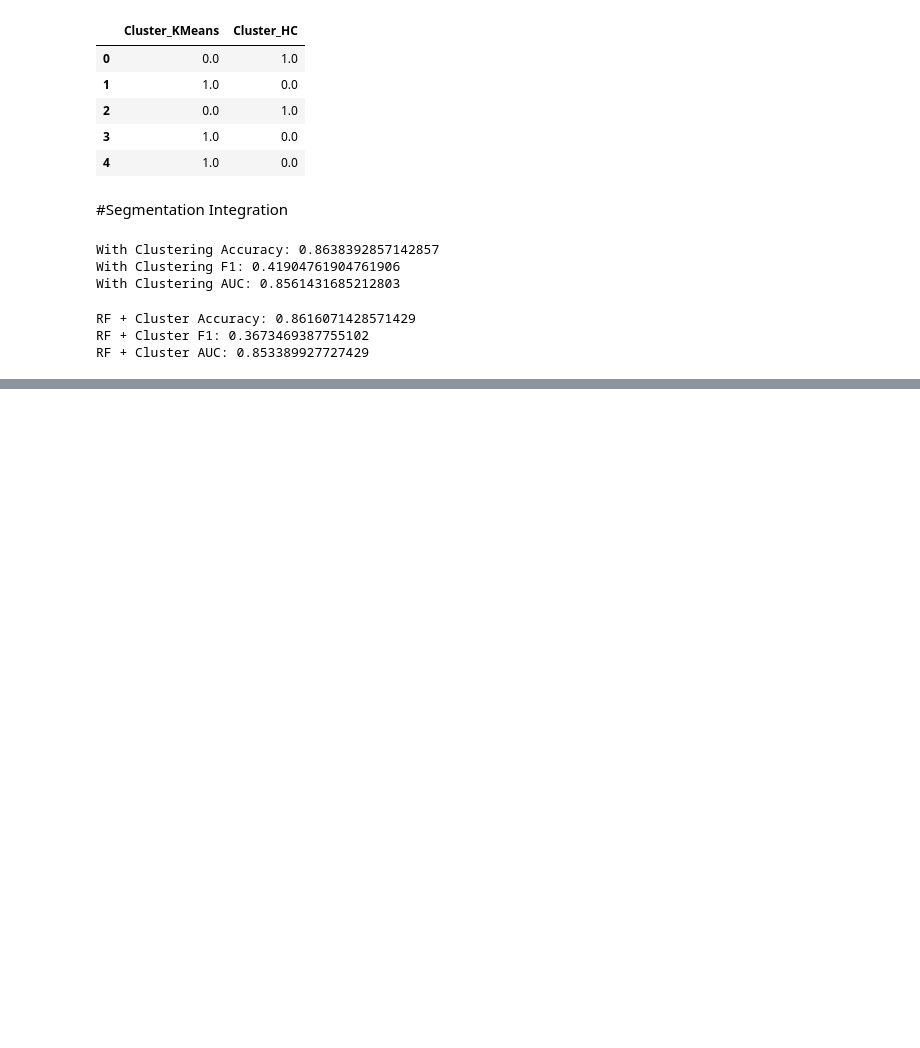
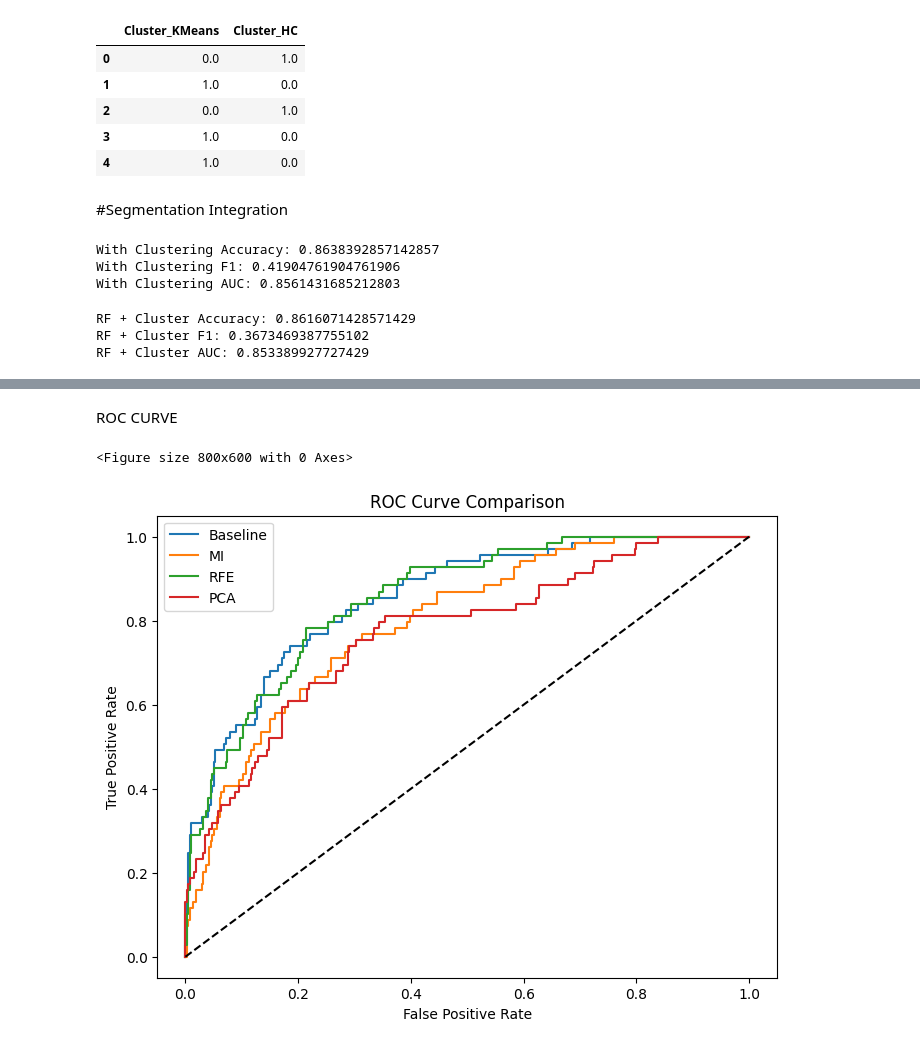
Before and after one commit to SrivaniVadlamannati/customer_response_prediction, a Jupyter notebook: notebooks/customer_response_prediction.ipynb, the cells around one changed output, grey strips where cells are left out. Drawn from its saved outputs; the diff is of its cells as text; code cells hidden in the pictures; blank space fills up the shorter version.

```diff
--- a/notebooks/customer_response_prediction.ipynb
+++ b/notebooks/customer_response_prediction.ipynb
@@ -562,0 +591,31 @@ RF + Cluster AUC: 0.853389927727429
+# %% [markdown]
+ROC CURVE
+# %%
+from sklearn.metrics import roc_curve
+
+plt.figure(figsize=(8,6))
+
+fpr_base, tpr_base, _ = roc_curve(y_test, y_prob_base)
+fpr_mi, tpr_mi, _ = roc_curve(y_test, y_prob_mi)
+fpr_rfe, tpr_rfe, _ = roc_curve(y_test, y_prob_rfe)
+fpr_pca, tpr_pca, _ = roc_curve(y_test, y_prob_pca)
+
+plt.figure(figsize=(8,6))
+
+plt.plot(fpr_base, tpr_base, label="Baseline")
+plt.plot(fpr_mi, tpr_mi, label="MI")
+plt.plot(fpr_rfe, tpr_rfe, label="RFE")
+plt.plot(fpr_pca, tpr_pca, label="PCA")
+
+plt.plot([0,1],[0,1],'k--')
+
+plt.xlabel("False Positive Rate")
+plt.ylabel("True Positive Rate")
+plt.title("ROC Curve Comparison")
+plt.legend()
+
+plt.savefig("roc.png")   # 👈 ADD THIS LINE
+plt.show()
+# %% [output]
+<Figure size 800x600 with 0 Axes>
+[figure, added]
```
Also changed, not shown: parts of 16 cells of this notebook.
